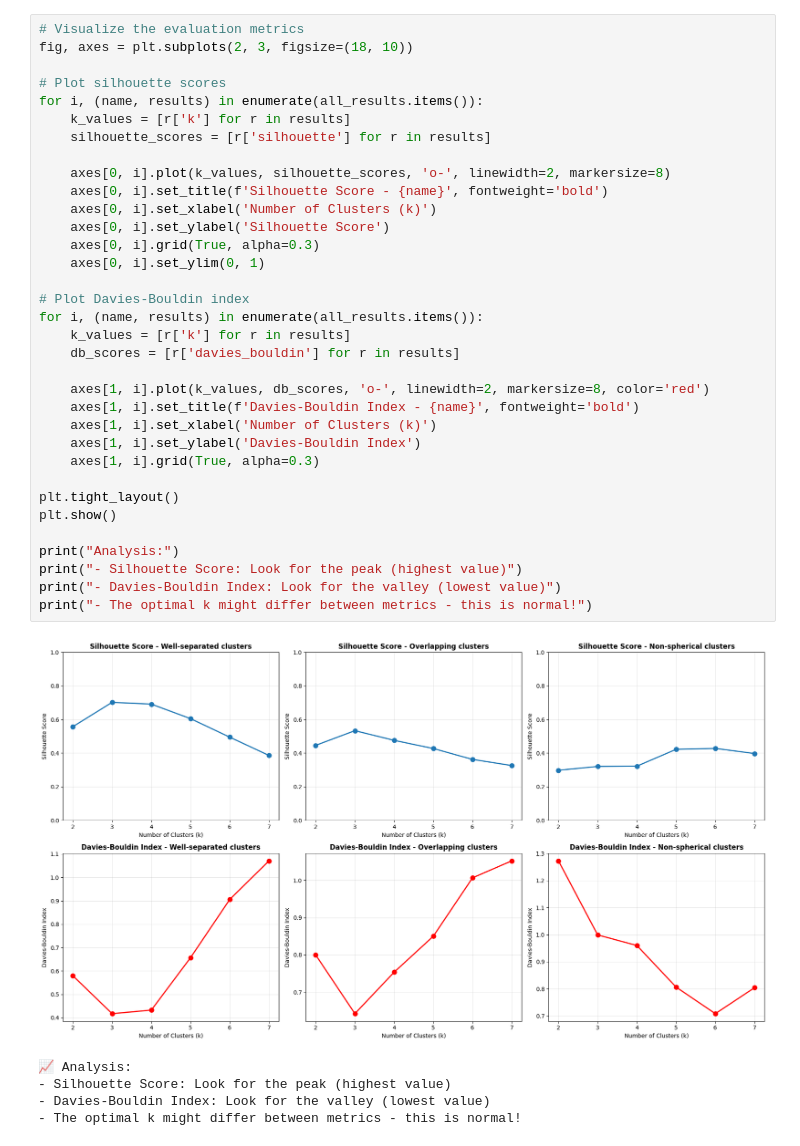
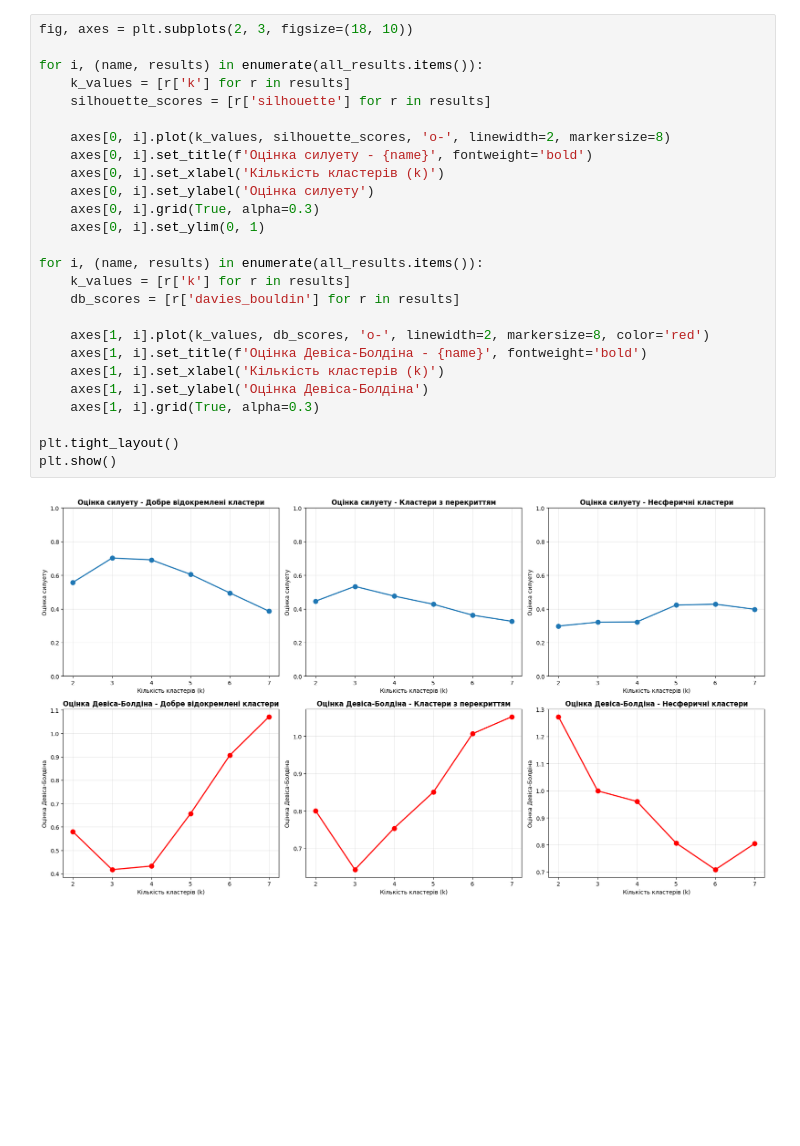
Before and after one commit to Neronuser/data-mining-course, a Jupyter notebook: 10.0-Model_Evaluation.ipynb, the cells around one changed output. Drawn from its saved outputs; the diff is of its cells as text; blank space fills up the shorter version.

```diff
--- a/10.0-Model_Evaluation.ipynb
+++ b/10.0-Model_Evaluation.ipynb
@@ -200,41 +173,29 @@ K   Silhouette   Davies-Bouldin  Explained Var
 # %%
-# Visualize the evaluation metrics
 fig, axes = plt.subplots(2, 3, figsize=(18, 10))
 
-# Plot silhouette scores
 for i, (name, results) in enumerate(all_results.items()):
     k_values = [r['k'] for r in results]
     silhouette_scores = [r['silhouette'] for r in results]
 
     axes[0, i].plot(k_values, silhouette_scores, 'o-', linewidth=2, markersize=8)
-    axes[0, i].set_title(f'Silhouette Score - {name}', fontweight='bold')
-    axes[0, i].set_xlabel('Number of Clusters (k)')
-    axes[0, i].set_ylabel('Silhouette Score')
+    axes[0, i].set_title(f'Оцінка силуету - {name}', fontweight='bold')
+    axes[0, i].set_xlabel('Кількість кластерів (k)')
+    axes[0, i].set_ylabel('Оцінка силуету')
     axes[0, i].grid(True, alpha=0.3)
     axes[0, i].set_ylim(0, 1)
 
-# Plot Davies-Bouldin index
 for i, (name, results) in enumerate(all_results.items()):
     k_values = [r['k'] for r in results]
     db_scores = [r['davies_bouldin'] for r in results]
 
     axes[1, i].plot(k_values, db_scores, 'o-', linewidth=2, markersize=8, color='red')
-    axes[1, i].set_title(f'Davies-Bouldin Index - {name}', fontweight='bold')
-    axes[1, i].set_xlabel('Number of Clusters (k)')
-    axes[1, i].set_ylabel('Davies-Bouldin Index')
+    axes[1, i].set_title(f'Оцінка Девіса-Болдіна - {name}', fontweight='bold')
+    axes[1, i].set_xlabel('Кількість кластерів (k)')
+    axes[1, i].set_ylabel('Оцінка Девіса-Болдіна')
     axes[1, i].grid(True, alpha=0.3)
 
 plt.tight_layout()
 plt.show()
-
-print("Analysis:")
-print("- Silhouette Score: Look for the peak (highest value)")
-print("- Davies-Bouldin Index: Look for the valley (lowest value)")
-print("- The optimal k might differ between metrics - this is normal!")
 # %% [output]
-[figure, old version]
+[figure, new version]
-📈 Analysis:
-- Silhouette Score: Look for the peak (highest value)
-- Davies-Bouldin Index: Look for the valley (lowest value)
-- The optimal k might differ between metrics - this is normal!
 # %% [markdown]
```
Also changed, not shown: parts of 14 cells of this notebook, 4 other files.
